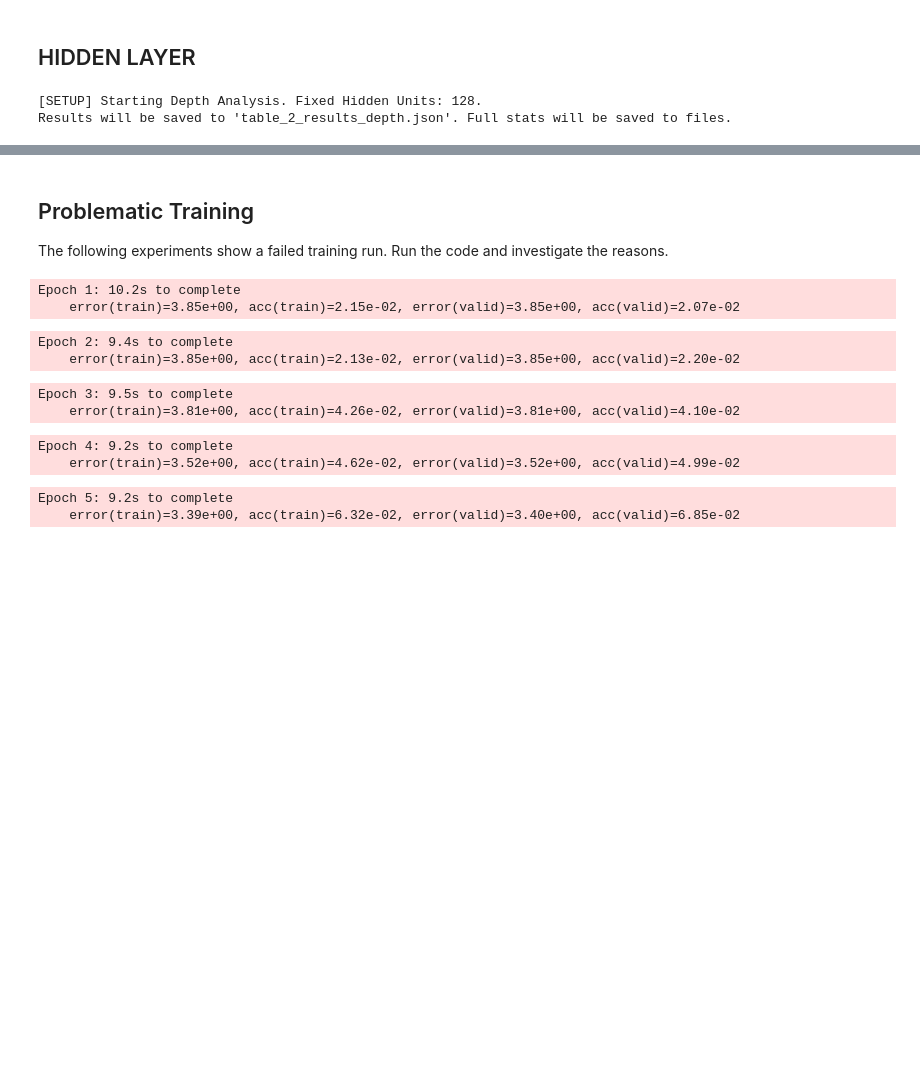
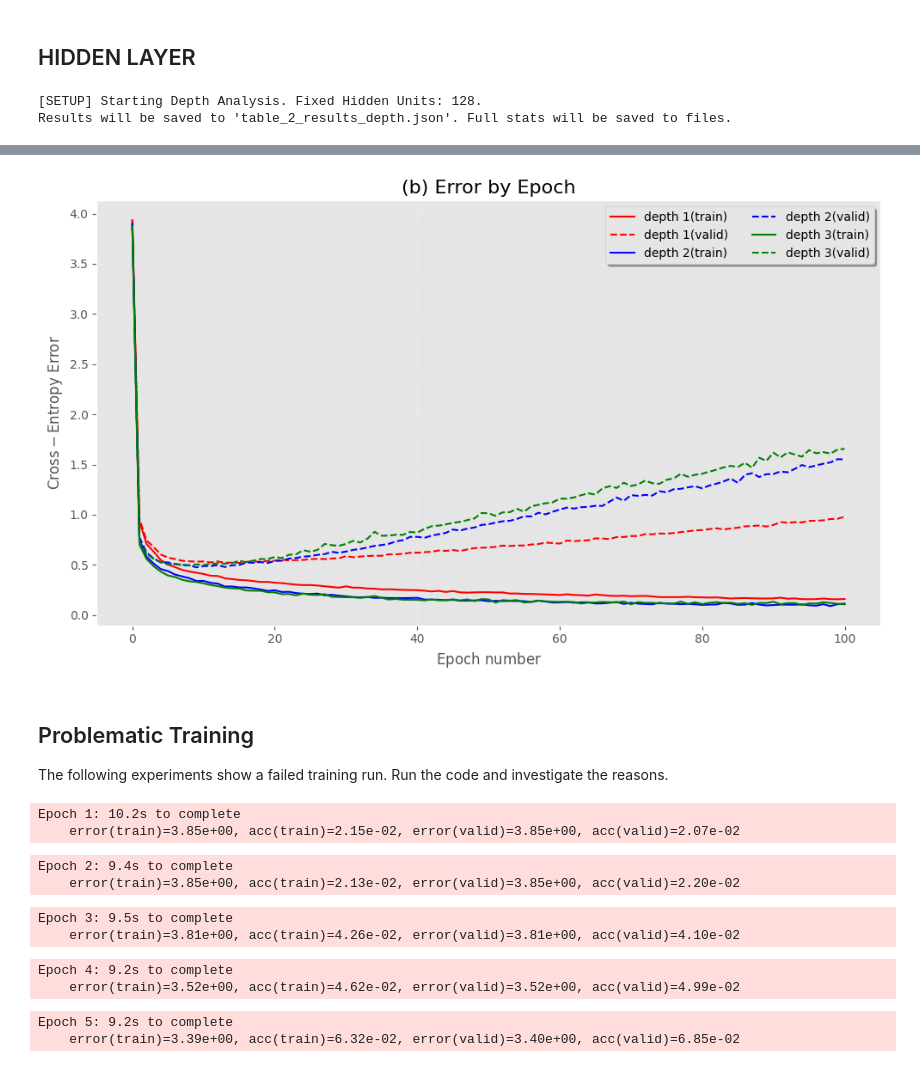
Before and after one commit to s2891782/mlp, a Jupyter notebook: notebooks/Coursework_1.ipynb, the cells around one changed output, grey strips where cells are left out. Drawn from its saved outputs; the diff is of its cells as text; code cells hidden in the pictures; blank space fills up the shorter version.

```diff
--- a/notebooks/Coursework_1.ipynb
+++ b/notebooks/Coursework_1.ipynb
@@ -916,3 +905,61 @@ plt.show()
+# %%
+COLOR_MAP = {
+    1: 'red',
+    2: 'blue',
+    3: 'green'
+}
+try:
+    all_stats = {
+        'depth1': stats_1,
+        'depth2': stats_2,
+        'depth3': stats_3
+    }
+    epochs = np.arange(0, num_epochs + stats_interval, stats_interval)
+    depths = [1, 2, 3]
+except NameError as e:
+    print(f"[ERROR] Variable missing: {e}.")
+    raise
+
+# Plot Generation for ERROR
+fig, ax = plt.subplots(1, 1, figsize=(10, 6))
+
+all_handles = []
+all_labels = []
+
+for depth in depths:
+    stats = all_stats[f'depth{depth}']
+    color = COLOR_MAP[depth]
+
+    train_error = [s[keys['error(train)']] for s in stats]
+    valid_error = [s[keys['error(valid)']] for s in stats]
+
+    # Plot Train (Solid)
+    h_train, = ax.plot(epochs, train_error, label=f'depth {depth}(train)', linestyle='-', color=color)
+    # Plot Validation (Dashed)
+    h_valid, = ax.plot(epochs, valid_error, label=f'depth {depth}(valid)', linestyle='--', color=color)
+
+    all_handles.extend([h_train, h_valid])
+    all_labels.extend([f'depth {depth}(train)', f'depth {depth}(valid)'])
+
+ax.set_title(r'(b) Error by Epoch', fontsize=16)
+ax.set_xlabel(r'$\mathrm{Epoch\ number}$', fontsize=12)
+ax.set_ylabel(r'$\mathrm{Cross-Entropy\ Error}$', fontsize=12)
+ax.grid(True, linestyle=':', alpha=0.6)
+
+ax.legend(all_handles, all_labels,
+          loc='upper right',
+          ncol=2,
+          fontsize=10,
+          frameon=True,
+          fancybox=True,
+          shadow=True)
+
+fig.tight_layout()
+save_filename = 'emnist_depth_error.png'
+fig.savefig(save_filename, dpi=300) # dpi=300 for high resolution PNG
+plt.show()
+# %% [output]
+[figure, added]
 # %% [markdown]
 ## Problematic Training
 
```
Also changed, not shown: parts of 13 cells of this notebook, 9 other files.
